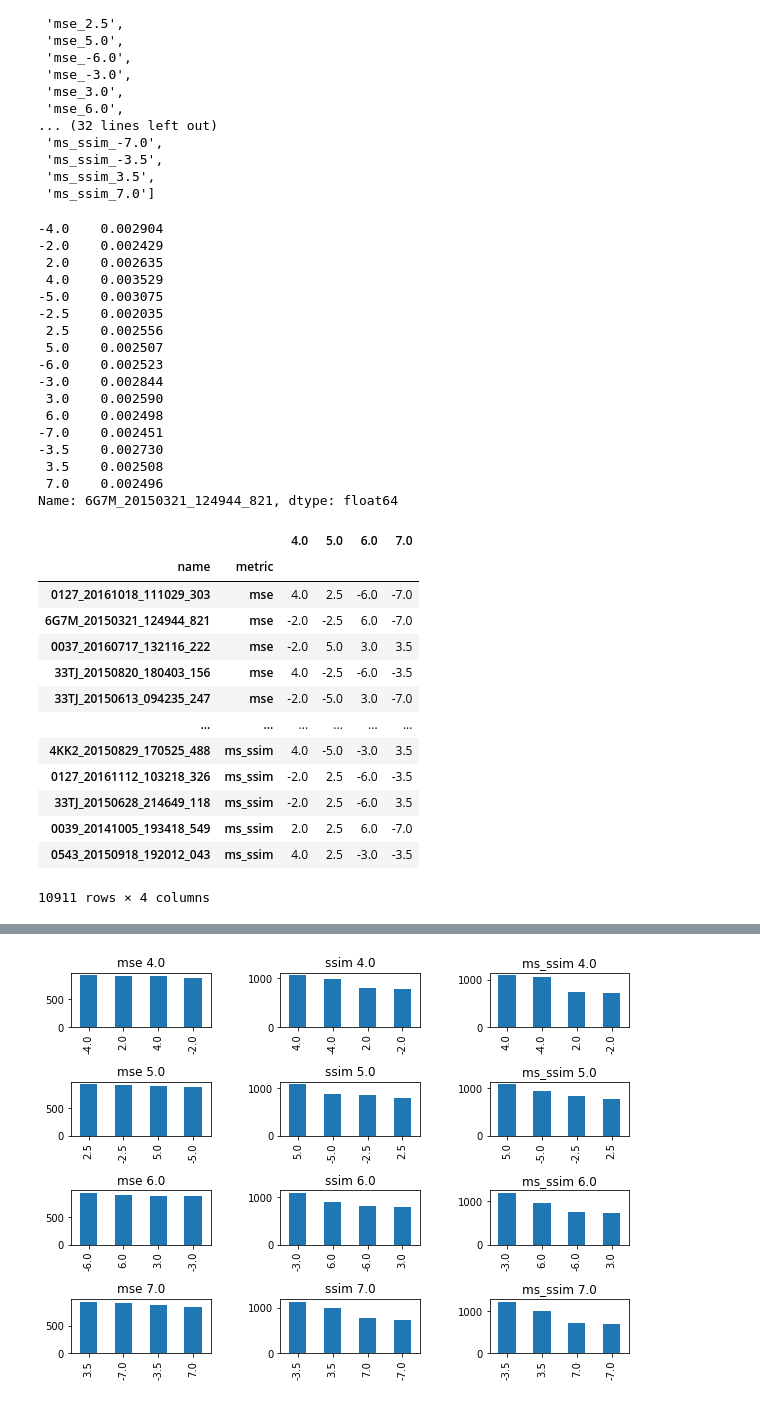
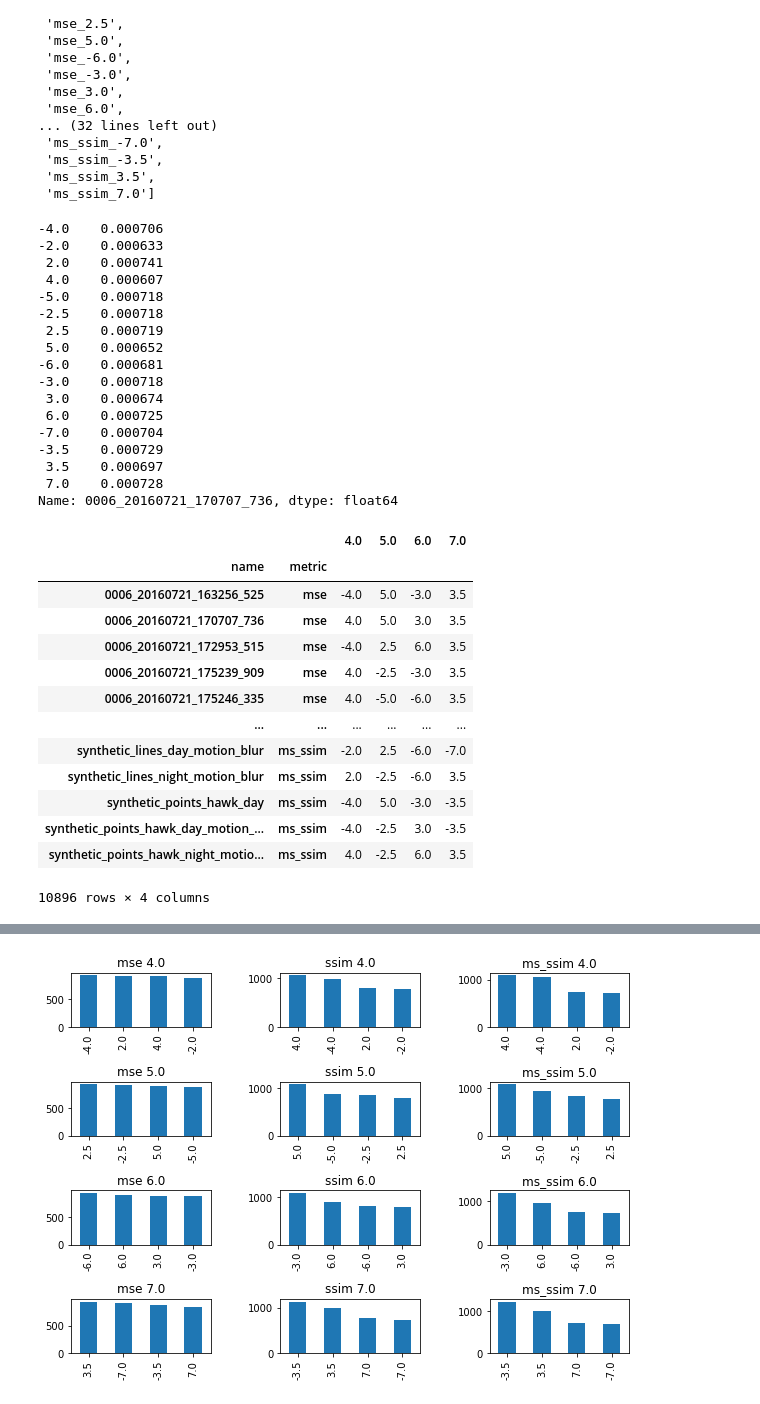
Before and after one commit to smsegal/DHDRNet, a Jupyter notebook: dhdrnet/notebooks/histograms.ipynb, the cells around one changed output, grey strips where cells are left out. Saved outputs shown, nothing was run; the diff lists cells and outputs as text; code cells hidden in the pictures.

```diff
--- a/dhdrnet/notebooks/histograms.ipynb
+++ b/dhdrnet/notebooks/histograms.ipynb
@@ -11,3 +14,4 @@ from dhdrnet.util import  ROOT_DIR
 # %%
 evdf = pd.read_csv(ROOT_DIR / "fusion_records.csv").set_index("name").sort_index()
-evdf
+evdf = evdf.dropna()
+evdf = evdf.drop_duplicates()
@@ -93,56 +72,56 @@ mse_df = evdf[cnames].loc[:,lambda df: [c for c in df.columns if c.startswith("m
 mse_df = mse_df.rename(columns=lambda c: float(c.split("_")[-1]))
 mse_df.iloc[1]
 # %% [output]
--4.0    0.002904
--2.0    0.002429
- 2.0    0.002635
- 4.0    0.003529
--5.0    0.003075
--2.5    0.002035
- 2.5    0.002556
- 5.0    0.002507
--6.0    0.002523
--3.0    0.002844
- 3.0    0.002590
- 6.0    0.002498
--7.0    0.002451
--3.5    0.002730
- 3.5    0.002508
- 7.0    0.002496
-Name: 6G7M_20150321_124944_821, dtype: float64
+-4.0    0.000706
+-2.0    0.000633
+ 2.0    0.000741
+ 4.0    0.000607
+-5.0    0.000718
+-2.5    0.000718
+ 2.5    0.000719
+ 5.0    0.000652
+-6.0    0.000681
+-3.0    0.000718
+ 3.0    0.000674
+ 6.0    0.000725
+-7.0    0.000704
+-3.5    0.000729
+ 3.5    0.000697
+ 7.0    0.000728
+Name: 0006_20160721_170707_736, dtype: float64
 # %%
 from pandas.api.types import CategoricalDtype
 
 groups = {metric: evdf.groupby(cat,axis=1) for metric, cat in metric_cats.items()}
 choices = []
 metric_cols = []
 for metric, group in groups.items():
     if metric == "mse":
         vcs = group.idxmin(axis=1)
     else:
         vcs = group.idxmax(axis=1)
     choices.append(vcs)
 
 choices_df = pd.concat(choices, axis=0)
 choices_df["metric"] = choices_df.loc[:,4.0].apply(lambda r: "_".join((str(r).split("_")[:-1])))
 choices_df = choices_df.reset_index()
-choices_df["name"] = choices_df["name"].astype(CategoricalDtype(pd.unique(choices_df["name"])))
-choices_df["metric"] = choices_df["metric"].astype(CategoricalDtype(metric_cats.keys()))
+# choices_df["name"] = choices_df["name"].astype(CategoricalDtype(pd.unique(choices_df["name"])))
+# choices_df["metric"] = choices_df["metric"].astype(CategoricalDtype(metric_cats.keys()))
 choices_df = choices_df.set_index(["name","metric"])
 choices_df = choices_df.applymap(lambda e: str(e).split("_")[-1])
 choices_df
 # %% [output]
 |  |  | 4.0 | 5.0 | 6.0 | 7.0 |
 | name | metric |  |  |  |  |
-| 0127_20161018_111029_303 | mse | 4.0 | 2.5 | -6.0 | -7.0 |
-| 6G7M_20150321_124944_821 | mse | -2.0 | -2.5 | 6.0 | -7.0 |
-| 0037_20160717_132116_222 | mse | -2.0 | 5.0 | 3.0 | 3.5 |
-| 33TJ_20150820_180403_156 | mse | 4.0 | -2.5 | -6.0 | -3.5 |
-| 33TJ_20150613_094235_247 | mse | -2.0 | -5.0 | 3.0 | -7.0 |
+| 0006_20160721_163256_525 | mse | -4.0 | 5.0 | -3.0 | 3.5 |
+| 0006_20160721_170707_736 | mse | 4.0 | 5.0 | 3.0 | 3.5 |
+| 0006_20160721_172953_515 | mse | -4.0 | 2.5 | 6.0 | 3.5 |
+| 0006_20160721_175239_909 | mse | 4.0 | -2.5 | -3.0 | 3.5 |
+| 0006_20160721_175246_335 | mse | 4.0 | -5.0 | -6.0 | 3.5 |
 | ... | ... | ... | ... | ... | ... |
-| 4KK2_20150829_170525_488 | ms_ssim | 4.0 | -5.0 | -3.0 | 3.5 |
-| 0127_20161112_103218_326 | ms_ssim | -2.0 | 2.5 | -6.0 | -3.5 |
-| 33TJ_20150628_214649_118 | ms_ssim | -2.0 | 2.5 | -6.0 | 3.5 |
-| 0039_20141005_193418_549 | ms_ssim | 2.0 | 2.5 | 6.0 | -7.0 |
-| 0543_20150918_192012_043 | ms_ssim | 4.0 | 2.5 | -3.0 | -3.5 |
+| synthetic_lines_day_motion_blur | ms_ssim | -2.0 | 2.5 | -6.0 | -7.0 |
+| synthetic_lines_night_motion_blur | ms_ssim | 2.0 | -2.5 | -6.0 | 3.5 |
+| synthetic_points_hawk_day | ms_ssim | -4.0 | 5.0 | -3.0 | -3.5 |
+| synthetic_points_hawk_day_motion_... | ms_ssim | -4.0 | -2.5 | 3.0 | -3.5 |
+| synthetic_points_hawk_night_motio... | ms_ssim | 4.0 | -2.5 | 6.0 | 3.5 |
-10911 rows × 4 columns
+10896 rows × 4 columns
```
Also changed, not shown: parts of 9 cells of this notebook, 6 other files.
